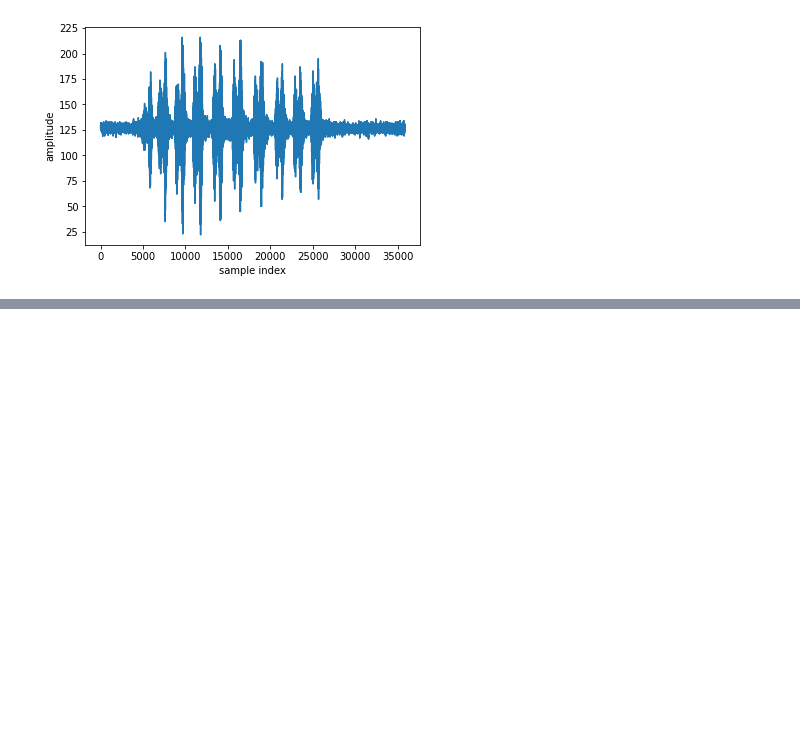
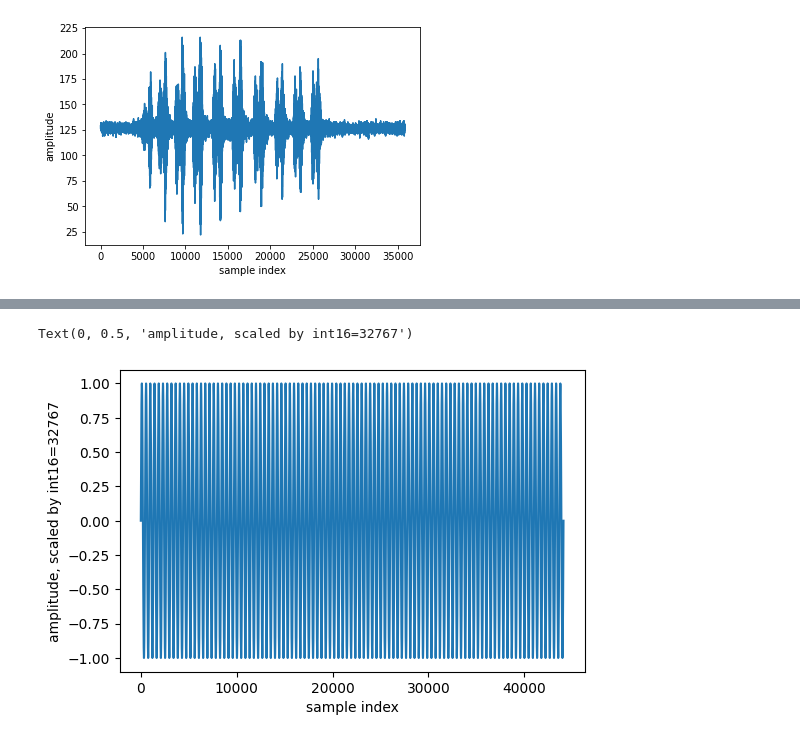
Before and after one commit to Wehzie/master-thesis, a Jupyter notebook: src/sound_analysis.ipynb, the cells around one changed output, grey strips where cells are left out. Saved outputs shown, nothing was run; the diff lists cells and outputs as text; code cells hidden in the pictures; blank space fills up the shorter version.

```diff
--- a/src/sound_analysis.ipynb
+++ b/src/sound_analysis.ipynb
@@ -63,0 +66,21 @@ Text(0, 0.5, 'amplitude, scaled by int16=32767')
+# %%
+from scipy.io.wavfile import write
+samplerate = 44100; fs = 100
+t = np.linspace(0., 1., samplerate)
+amplitude = np.iinfo(np.int16).max
+data = amplitude * np.sin(2. * np.pi * fs * t)
+write("../data/example.wav", samplerate, data.astype(np.int16))
+# %%
+
+x = list(range(len(t)))
+y = np.sin(2. * np.pi * fs * t)
+
+fig, ax = plt.subplots()
+#fig.set_size_inches((7, 5))
+fig.set_dpi(100)
+plt.plot(x, y)
+ax.set_xlabel("sample index")
+ax.set_ylabel("amplitude, scaled by int16=32767")
+# %% [output]
+Text(0, 0.5, 'amplitude, scaled by int16=32767')
+[figure, added]
```
Also changed, not shown: parts of 3 cells of this notebook, 2 other files.
